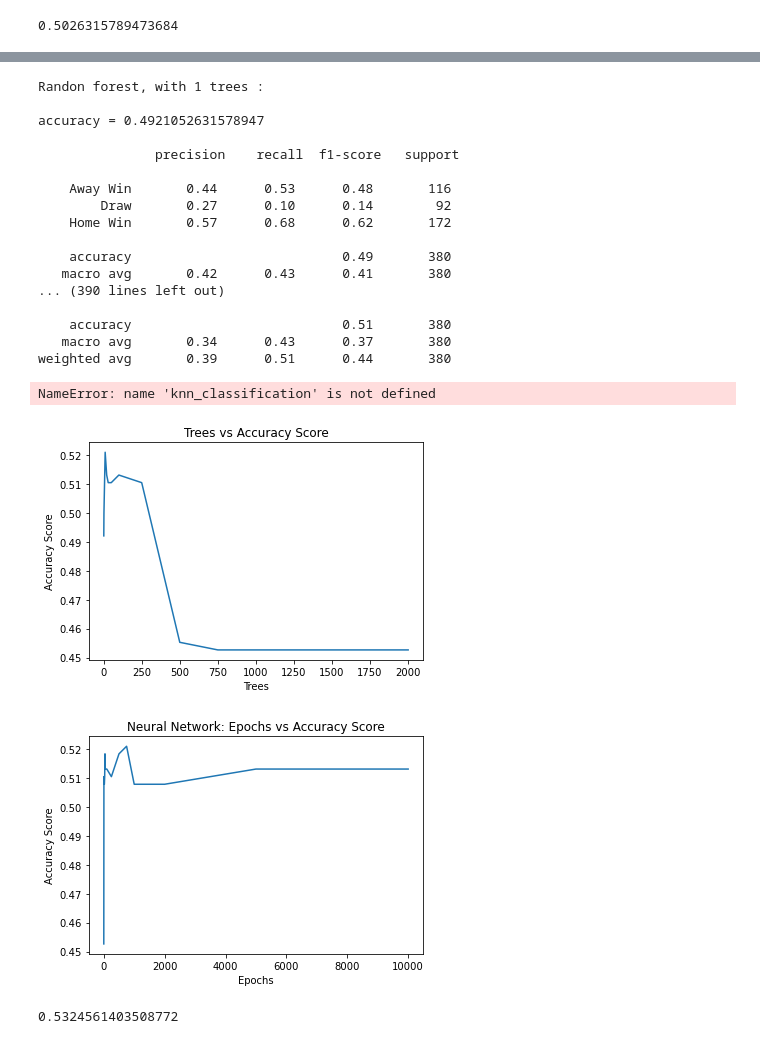
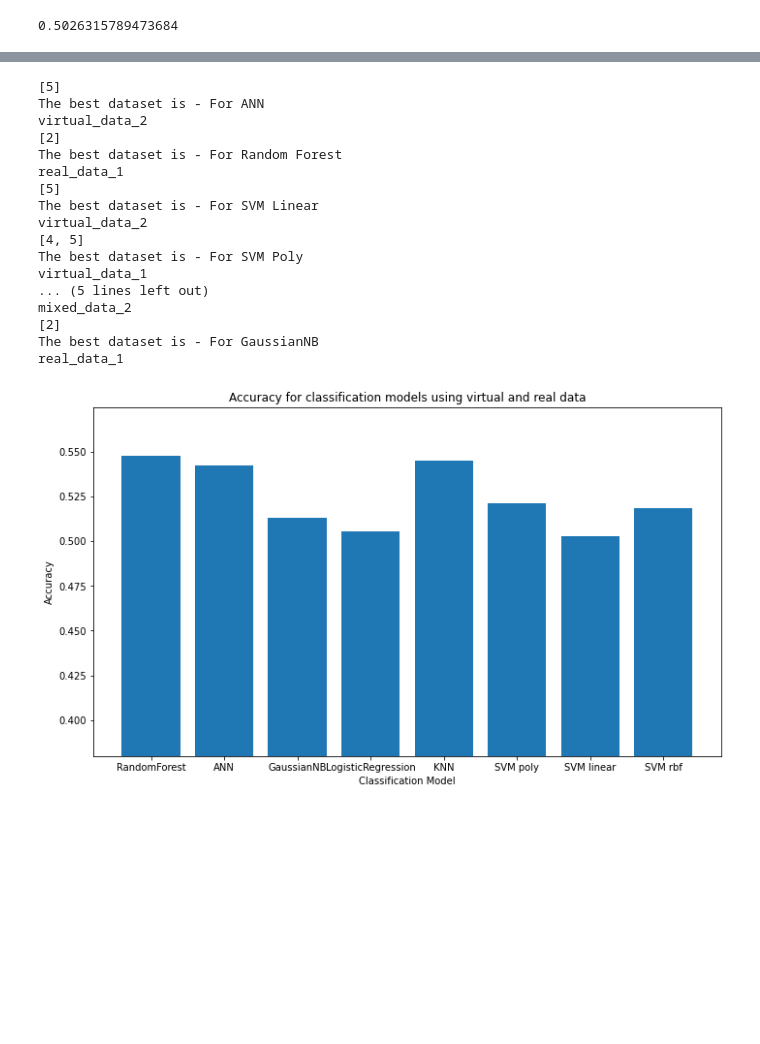
Before and after one commit to OranHoward/Football-Predictions, a Jupyter notebook: Project_classification.ipynb, the cells around one changed output, grey strips where cells are left out. Drawn from its saved outputs; the diff is of its cells as text; code cells hidden in the pictures; blank space fills up the shorter version.

```diff
--- a/Project_classification.ipynb
+++ b/Project_classification.ipynb
@@ -19,7 +19,7 @@ from sklearn import preprocessing
 from sklearn.preprocessing import Normalizer
 
 # read in the file
-fifa_results_final = pd.read_csv('fifa_results_final_elo.csv')
+fifa_results_final = pd.read_csv('Final_data/fifa_results_final_elo.csv')
 fifa_results_final = fifa_results_final.drop(fifa_results_final.columns[[0]], axis=1)
 # sort the values by ID so they are in order of first date to last
 fifa_results_final.sort_values(by=['ID'], inplace=True)
@@ -681,54 +826,44 @@ Best Hyperparameters: {'n_estimators': 600, 'min_samples_split': 750, 'min_sampl
 # %%
 # plot scores
-tree_scores = random_forest(X_train_classification,X_test_classification,Y_train_classification,Y_test_classification)
-ann_accuracy_scores = ann_mlp(X_train_classification,X_test_classification,Y_train_classification,Y_test_classification)
-gs_NB = GaussianNB(X_train_classification,X_test_classification,Y_train_classification,Y_test_classification)
-knn_accuracy_scores = knn_classification(X_train_classification,X_test_classification,Y_train_classification,Y_test_classification)
-svm_linear_accuracy_scores = svm_classification('linear',X_train_classification,X_test_classification,Y_train_classification,Y_test_classification)
-svm_poly_accuracy_scores = svm_classification('poly',X_train_classification,X_test_classification,Y_train_classification,Y_test_classification)
-svm_rbf_accuracy_scores = svm_classification('rbf',X_train_classification,X_test_classification,Y_train_classification,Y_test_classification)
-
-knn = max(knn_accuracy_scores)
-ann = max(ann_accuracy_scores)
-rf = max(tree_scores)
+ann = get_best_data(ann_scores, ' For ANN')
+rf = get_best_data(tree_scores, ' For Random Forest')
+svm_linear = get_best_data(svm_lin_scores, ' For SVM Linear')
+svm_poly = get_best_data(svm_poly_scores, ' For SVM Poly')
+svm_rbf = get_best_data(svm_rbf_scores, ' For SVM RBF')
+knn = get_best_data(knn_scores, ' For KNN')
+gnb = get_best_data(GaussianNB_score, ' For GaussianNB')
 clf_logistic_accuracy
-gnb = max(gs_NB)
-svm_poly = max(svm_poly_accuracy_scores)
-svm_linear = max(svm_linear_accuracy_scores)
-svm_rbf = max(svm_rbf_accuracy_scores)
 
 fig = plt.figure(figsize=(9,5))
 ax = fig.add_axes([1,1,1,1])
 models = ['RandomForest', 'ANN', 'GaussianNB','LogisticRegression','KNN','SVM poly','SVM linear','SVM rbf']
-num_res = [rf,ann,gs_NB_accuracy,clf_logistic_accuracy,knn,svm_poly,svm_linear,svm_rbf]
+num_res = [max(rf),max(ann),max(gnb),clf_logistic_accuracy,max(knn),max(svm_poly),max(svm_linear),max(svm_rbf)]
 plt.title('Accuracy for classification models using virtual and real data')
 plt.xlabel('Classification Model')
 plt.ylabel('Accuracy')
 
 ax.bar(models,num_res)
 ax.set_ylim(ymin=0.38)
 plt.show()
 # %% [output]
-Randon forest, with 1 trees :
-
-accuracy = 0.4921052631578947
-
-               precision    recall  f1-score   support
-
-    Away Win       0.44      0.53      0.48       116
-        Draw       0.27      0.10      0.14        92
-    Home Win       0.57      0.68      0.62       172
-
-    accuracy                           0.49       380
-   macro avg       0.42      0.43      0.41       380
-... (390 lines left out)
-
-    accuracy                           0.51       380
-   macro avg       0.34      0.43      0.37       380
-weighted avg       0.39      0.51      0.44       380
+[5]
+The best dataset is - For ANN
+virtual_data_2
+[2]
+The best dataset is - For Random Forest
+real_data_1
+[5]
+The best dataset is - For SVM Linear
+virtual_data_2
+[4, 5]
+The best dataset is - For SVM Poly
+virtual_data_1
+... (5 lines left out)
+mixed_data_2
+[2]
+The best dataset is - For GaussianNB
+real_data_1
-NameError: name 'knn_classification' is not defined
-[figure, old version]
+[figure, new version]
-[figure, removed]
 # %%
 warnings.filterwarnings('ignore')
 from sklearn.model_selection import cross_val_score
@@ -738,17 +873,15 @@ def cross_validation_randomforest(X_classification, Y_classification):
     trees = [1, 2, 5, 10, 20, 30, 40, 50, 100, 250, 500, 750, 1000, 2000]
     for i in trees: # For each value in list
         rfclf = RandomForestClassifier(n_estimators=500,min_samples_leaf=i)
-        #print('\nCross Validation Scores for Random Forest Classifier with',i ,'trees:')
-        scores_rfc = cross_val_score(rfclf), X_classification, Y_classification, cv=10)
-        #print(scores_rfc)
-        #print('mean = ', np.mean(scores_rfc))
+        print('\nCross Validation Scores for Random Forest Classifier with',i ,'trees:')
+        scores_rfc = cross_val_score((rfclf), X_classification, Y_classification, cv=10)
+        print(scores_rfc)
+        print('mean = ', np.mean(scores_rfc))
         mean_score.append(np.mean(scores_rfc))
 
     return max(mean_score)
 
 cross_validation_randomforest(X_classification, Y_classification)
-# %% [output]
-0.5324561403508772
 # %%
 def cross_validation_knn(X_classification, Y_classification):
     mean_score = []
```
Also changed, not shown: parts of 19 cells of this notebook.
